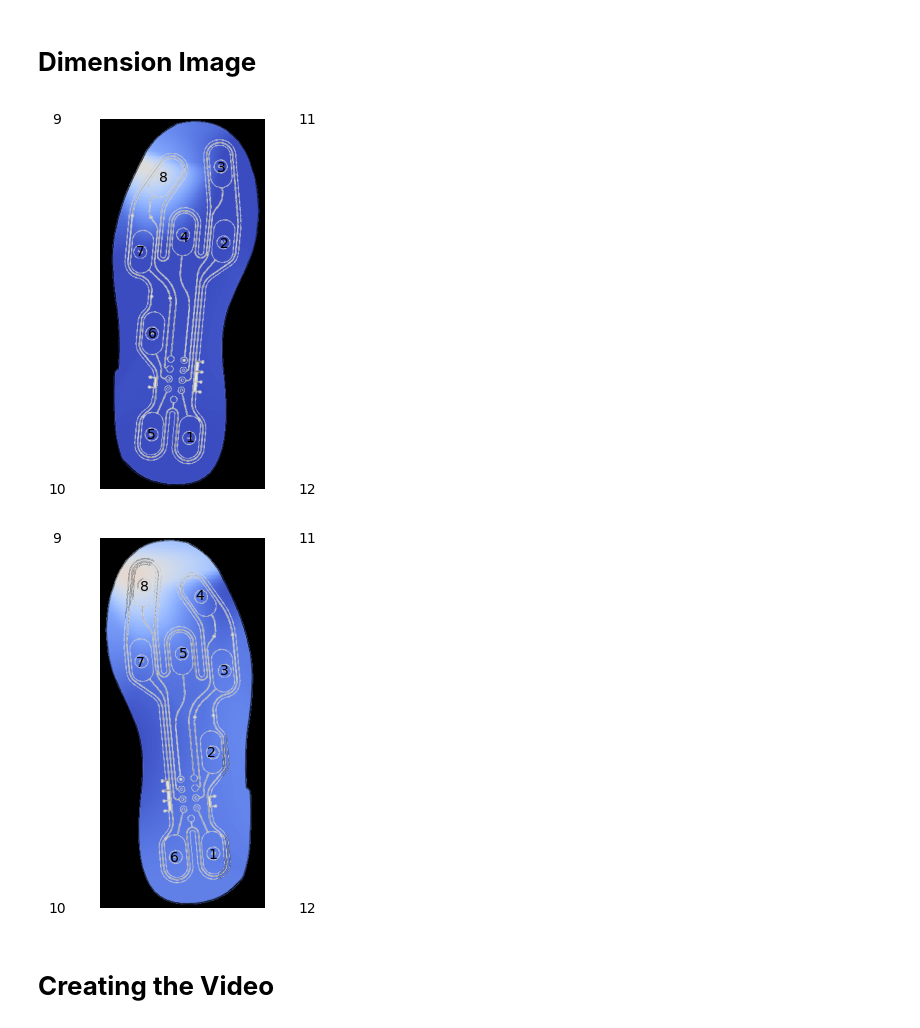
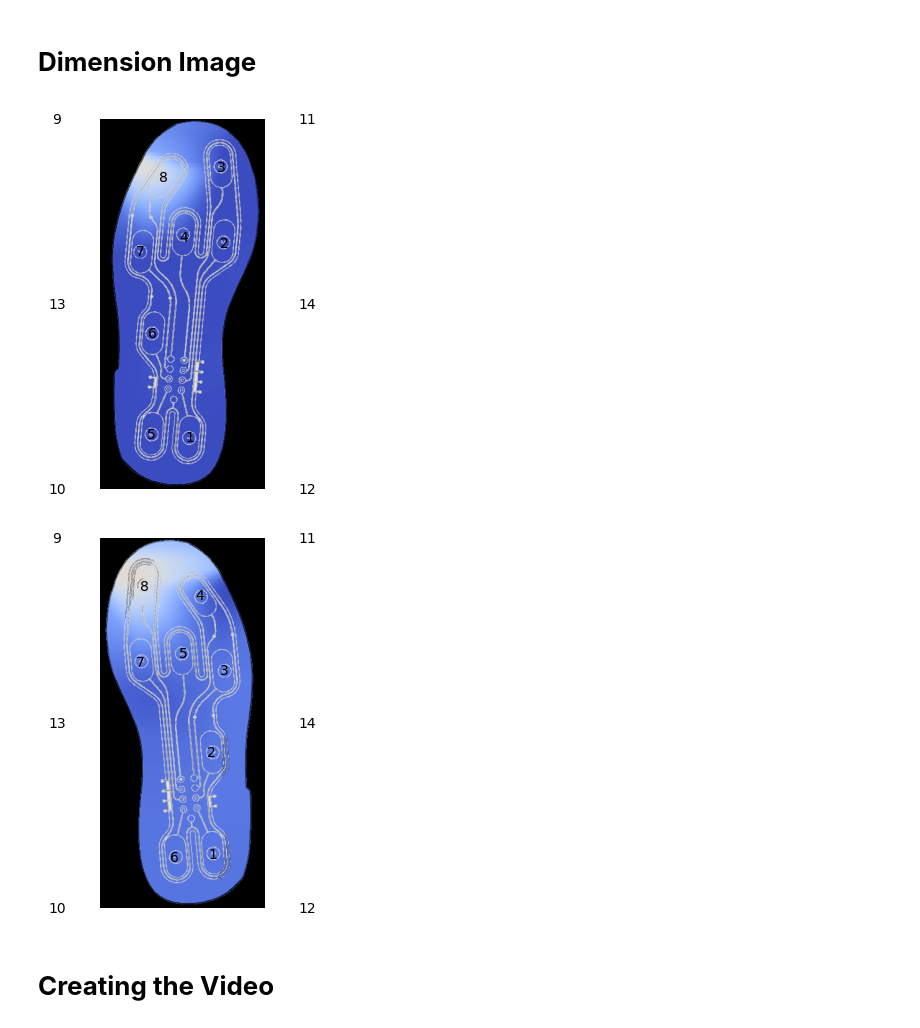
Before and after one commit to dude2033/Smart_soles, a Jupyter notebook: Code/HeatmapAnimation.ipynb, the cells around one changed output. Cells and saved outputs as stored; diff of their text form; code cells hidden in the pictures.

```diff
--- a/Code/HeatmapAnimation.ipynb
+++ b/Code/HeatmapAnimation.ipynb
@@ -14,7 +14,7 @@ import io
 ID_left = 'C6:22:F2:44:38:49'
 ID_right = 'FE:F7:D0:12:2E:8D'
 
-data_file_name = 'pt_2024-02-22 13:32:51.163741.csv'
+data_file_name = 'pt_2024-02-22 13:32:51.163741.txt'
 data_file_path = '../Data/'
 
 left_image_name = 'shoe_outline_left_with_sensors.png'
@@ -31,13 +31,13 @@ full_image_path_right = image_path + right_image_name
 # %%
 def parse_data_string(data_string):
     values = data_string.replace('PS: [', '').replace(']', '').split(',')
-    data_array = np.array([np.abs(float(x)) for x in values] + [0.0, 0.0, 0.0, 0.0])
+    data_array = np.array([np.abs(float(x)) for x in values] + [0.0, 0.0, 0.0, 0.0, 0.0, 0.0])
     return data_array
 # %%
 shoe_outline_right = Image.open(full_image_path_right)
 shoe_outline_left = Image.open(full_image_path_left)
 
-df = pd.read_csv(full_data_path)
+df = pd.read_csv(full_data_path, skiprows=2)
 
 df_filtered = df[df['data'].str.contains("PS: \[.*\]")].copy()
 
@@ -93,7 +93,19 @@ x_max_new = x_max + x_range
 
 corners[:, 0] = np.array([x_min_new, x_min_new, x_max_new, x_max_new])
 
-sensor_locations_pixels_left = np.concatenate([sensor_locations_pixels_left, corners])
+midpoint1_x = (corners[0][0] + corners[1][0]) / 2
+midpoint2_x = (corners[2][0] + corners[3][0]) / 2
+midpoint_y = (roi_bottom + roi_top) / 2
+
+
+midpoint1 = (midpoint1_x, midpoint_y)
+midpoint2 = (midpoint2_x, midpoint_y)
+
+
+corners_with_midpoints = np.concatenate([corners, [midpoint1, midpoint2]])
+
+
+sensor_locations_pixels_left = np.concatenate([sensor_locations_pixels_left, corners_with_midpoints])
 # %%
 sensor_locations_pixels_right = np.array([(182, 510), (180, 345), (200, 213), (161, 92), (135, 185),
                                         (120, 515), (65, 200), (72, 77)])
@@ -125,31 +149,31 @@ sensor_locations_pixels_right = np.concatenate([sensor_locations_pixels_right, c
 # %%
 
 pressure_readings = np.array([0,0,0,0,0,0,0,1])
 
-corner_pressures = np.zeros(4)
+corner_pressures = np.zeros(6)
 pressure_readings = np.concatenate([pressure_readings, corner_pressures])
 
 interpolated_pressure_roi = griddata(sensor_locations_pixels_left, pressure_readings,
                                      (x_mesh_roi, y_mesh_roi), method='cubic')
 
 for i, (x, y) in enumerate(sensor_locations_pixels_left):
     plt.text(x, y, str(i+1), color='black', ha='center', va='center')
 
 plt.imshow(interpolated_pressure_roi, cmap='coolwarm', origin='lower', vmin=0.0, vmax=max_value,
            extent=(roi_left, roi_right, roi_top, roi_bottom))
 
 plt.imshow(shoe_outline_left, extent=(roi_left, roi_right, roi_top, roi_bottom), alpha=1)
 
 plt.axis("off")
 
 plt.savefig(f'../Output/heatmap_first_left.png')
 # %% [output]
-[figure, old version]
+[figure, new version]
 # %%
 
 pressure_readings = np.array([0,0,0,0,0,0,0,1])
 
-corner_pressures = np.zeros(4)
+corner_pressures = np.zeros(6)
 pressure_readings = np.concatenate([pressure_readings, corner_pressures])
 
 interpolated_pressure_roi = griddata(sensor_locations_pixels_right, pressure_readings,
@@ -168,7 +192,7 @@ plt.axis("off")
 
 plt.savefig(f'../Output/heatmap_first_right.png')
 # %% [output]
-[figure, old version]
+[figure, new version]
 # %% [markdown]
 # **Creating the Video**
 # %%
```
Also changed, not shown: parts of 2 cells of this notebook, 5 other files.
